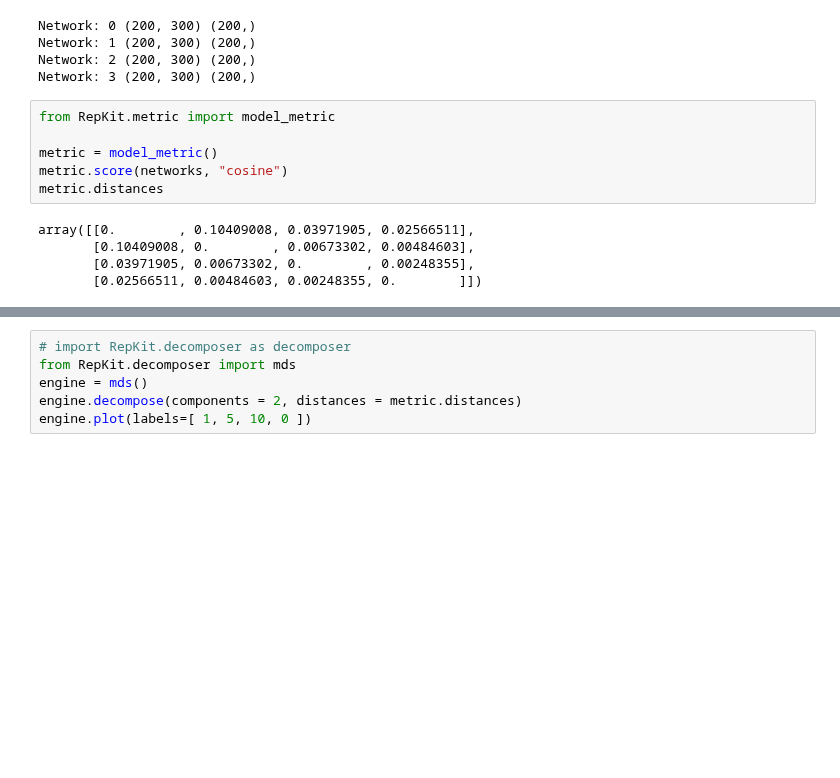
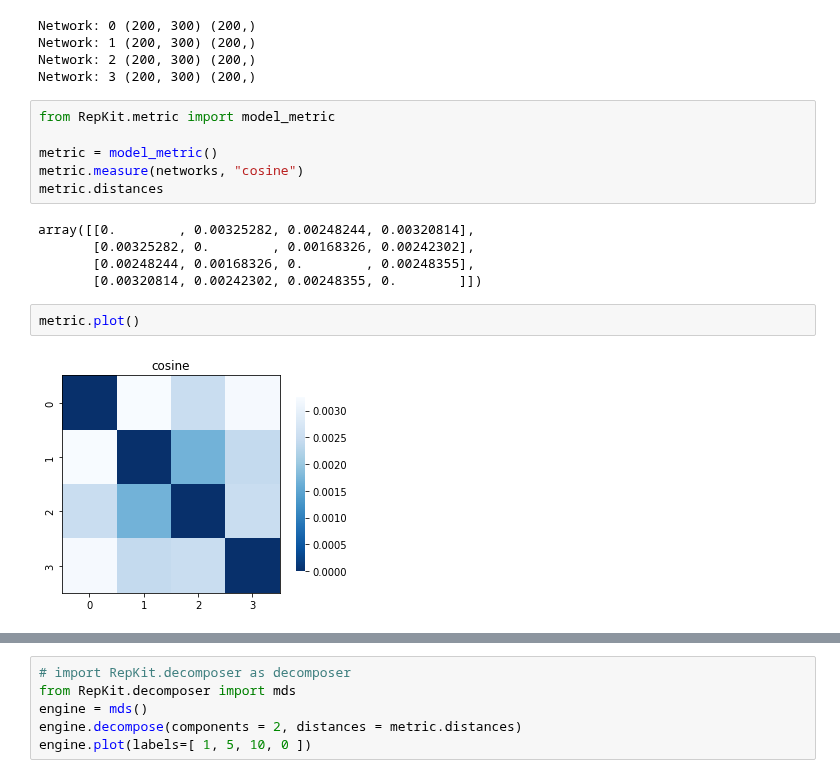
Before and after one commit to NuttidaLab/NeuralDecoder, a Jupyter notebook: tester.ipynb, the cells around one changed output, grey strips where cells are left out. Saved outputs shown, nothing was run; the diff lists cells and outputs as text; blank space fills up the shorter version.

```diff
--- a/tester.ipynb
+++ b/tester.ipynb
@@ -33,10 +33,14 @@ Network: 3 (200, 300) (200,)
 from RepKit.metric import model_metric
 
 metric = model_metric()
-metric.score(networks, "cosine")
+metric.measure(networks, "cosine")
 metric.distances
 # %% [output]
-array([[0.        , 0.10409008, 0.03971905, 0.02566511],
-       [0.10409008, 0.        , 0.00673302, 0.00484603],
-       [0.03971905, 0.00673302, 0.        , 0.00248355],
-       [0.02566511, 0.00484603, 0.00248355, 0.        ]])
+array([[0.        , 0.00325282, 0.00248244, 0.00320814],
+       [0.00325282, 0.        , 0.00168326, 0.00242302],
+       [0.00248244, 0.00168326, 0.        , 0.00248355],
+       [0.00320814, 0.00242302, 0.00248355, 0.        ]])
+# %%
+metric.plot()
+# %% [output]
+[figure, added]
```
Also changed, not shown: parts of 6 cells of this notebook, 18 other files.
